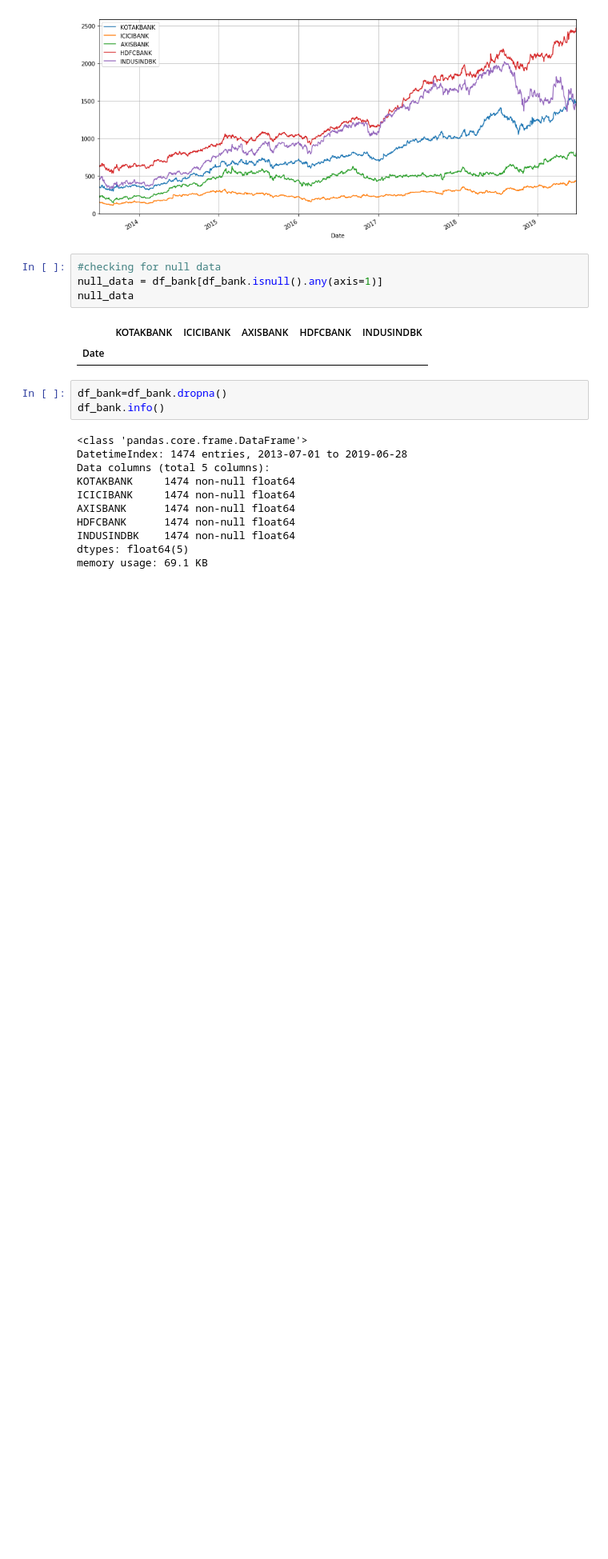
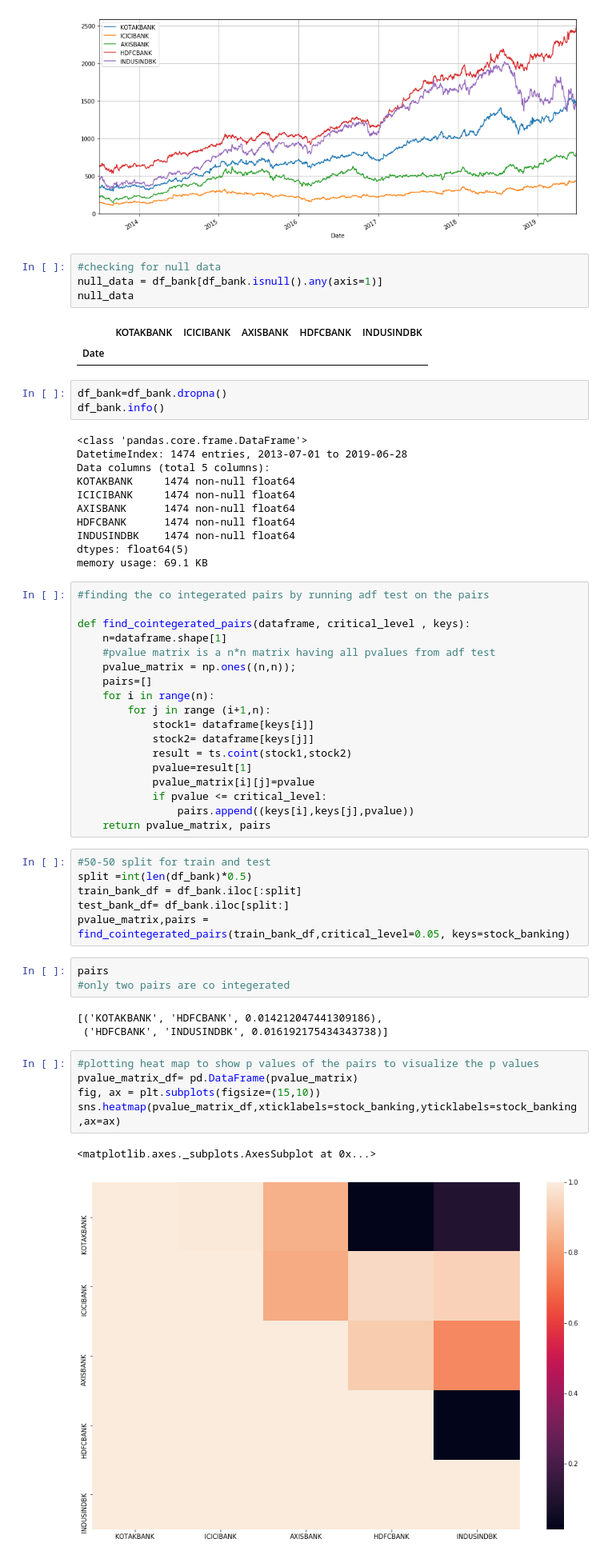
Before and after one commit to Saurabh995/QuantifAI_Assignment, a Jupyter notebook: TradeEngine.ipynb, the cells around one changed output. Shown: that part at 80% size. Saved outputs shown, nothing was run; the diff lists cells and outputs as text; blank space fills up the shorter version.

Commit message:
Running Adf test on pairs and identifying the pairs

```diff
--- a/TradeEngine.ipynb
+++ b/TradeEngine.ipynb
@@ -118,3 +118,41 @@ HDFCBANK      1474 non-null float64
 INDUSINDBK    1474 non-null float64
 dtypes: float64(5)
 memory usage: 69.1 KB
+# %%
+#finding the co integerated pairs by running adf test on the pairs
+
+def find_cointegerated_pairs(dataframe, critical_level , keys):
+    n=dataframe.shape[1]
+    #pvalue matrix is a n*n matrix having all pvalues from adf test
+    pvalue_matrix = np.ones((n,n));
+    pairs=[]
+    for i in range(n):
+        for j in range (i+1,n):
+            stock1= dataframe[keys[i]]
+            stock2= dataframe[keys[j]]
+            result = ts.coint(stock1,stock2)
+            pvalue=result[1]
+            pvalue_matrix[i][j]=pvalue
+            if pvalue <= critical_level:
+                pairs.append((keys[i],keys[j],pvalue))
+    return pvalue_matrix, pairs
+# %%
+#50-50 split for train and test
+split =int(len(df_bank)*0.5)
+train_bank_df = df_bank.iloc[:split]
+test_bank_df= df_bank.iloc[split:]
+pvalue_matrix,pairs = find_cointegerated_pairs(train_bank_df,critical_level=0.05, keys=stock_banking)
+# %%
+pairs
+#only two pairs are co integerated
+# %% [output]
+[('KOTAKBANK', 'HDFCBANK', 0.014212047441309186),
+ ('HDFCBANK', 'INDUSINDBK', 0.016192175434343738)]
+# %%
+#plotting heat map to show p values of the pairs to visualize the p values
+pvalue_matrix_df= pd.DataFrame(pvalue_matrix)
+fig, ax = plt.subplots(figsize=(15,10))
+sns.heatmap(pvalue_matrix_df,xticklabels=stock_banking,yticklabels=stock_banking,ax=ax)
+# %% [output]
+<matplotlib.axes._subplots.AxesSubplot at 0x...>
+[figure, added]
```
